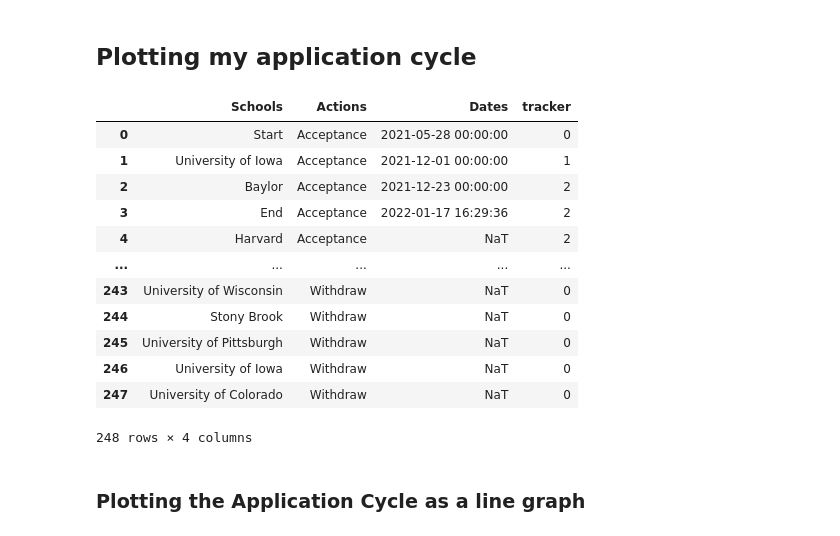
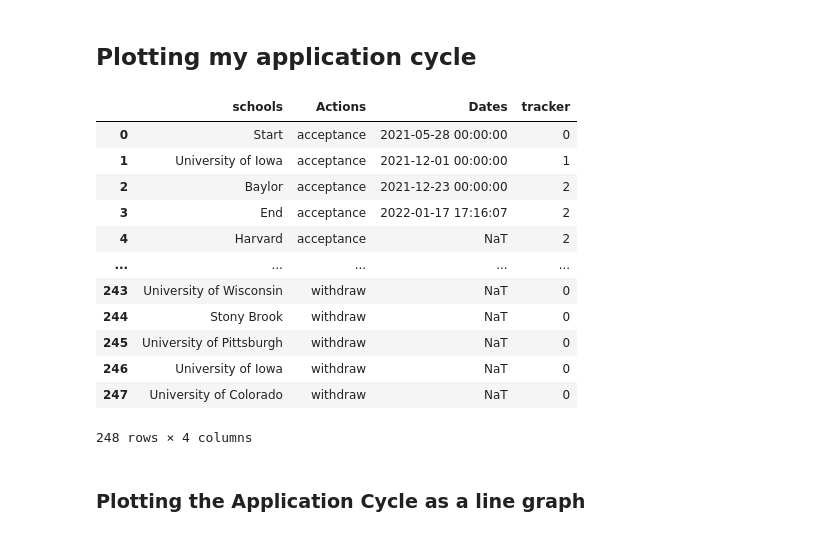
Before and after one commit to toofastdan117/Med_School_Cycle_Analyzer, a Jupyter notebook: Cycle Analyzer.ipynb, the cells around one changed output. Cells and saved outputs as stored; diff of their text form; code cells hidden in the pictures.

```diff
--- a/Cycle Analyzer.ipynb
+++ b/Cycle Analyzer.ipynb
@@ -20,8 +20,10 @@ dan = pd.read_excel(main_dir+"/Dan's Application Cycle.xlsx")
 
 # Getting the actions (column) names and melting the df into a favorable format
 column_names = list(dan.columns)
-column_names.remove("Schools")
-dan = dan.melt(id_vars="Schools", value_vars=column_names, var_name="Actions", value_name="Dates")
+column_names = [s.lower() for s in column_names]
+dan.columns = column_names
+column_names.remove("schools")
+dan = dan.melt(id_vars="schools", value_vars=column_names, var_name="Actions", value_name="Dates")
 dan["Dates"] = pd.to_datetime(dan["Dates"])
 
 # Grouping by application actions and sorting by date
@@ -37,47 +39,47 @@ numbers = []
 for action in dan_sort1["Actions"].unique():
     n = 0
     df = dan_sort1[dan_sort1["Actions"]==action]
     for d in df["Dates"]:
         if pd.isnull(d):
             n = n
             numbers.append(n)
         else:
             n = n + 1
             numbers.append(n)
 dan_sort1["tracker"] = numbers
 
 # Adding the start date of the cycle and the current date and sorting
 start = datetime.datetime(2021, 5, 28)  #AMCAS primary submission
 start = pd.to_datetime(start)
 now = datetime.datetime.now()  #current date
 now = now.strftime("%m/%d/%Y %H:%M:%S")
 now = pd.to_datetime(now)
 dan_gb2 = dan_sort1.groupby("Actions")
 dan_sort_list2 = []
 for name, group in dan_gb2:
-    df1 = {"Schools":"Start", "Actions":group["Actions"].unique()[0], "Dates":start, "tracker":0}
-    df2 = {"Schools":"End", "Actions":group["Actions"].unique()[0], "Dates":now, "tracker":np.max(group["tracker"])}
+    df1 = {"schools":"Start", "Actions":group["Actions"].unique()[0], "Dates":start, "tracker":0}
+    df2 = {"schools":"End", "Actions":group["Actions"].unique()[0], "Dates":now, "tracker":np.max(group["tracker"])}
     group = group.append([df1, df2], ignore_index=True)
     group = group.sort_values("Dates", ascending=True)
     dan_sort_list2.append(group)
 dan_sort2 = pd.concat(dan_sort_list2, axis=0).reset_index(drop=True)
 
 # Displaying the finalized df and optionally exporting to excel
 display(dan_sort2)
 #dan_sort2.to_excel(main_dir+"/Dan's Application Cycle Processed.xlsx", index=False)
 # %% [output]
-|  | Schools | Actions | Dates | tracker |
-| 0 | Start | Acceptance | 2021-05-28 00:00:00 | 0 |
-| 1 | University of Iowa | Acceptance | 2021-12-01 00:00:00 | 1 |
-| 2 | Baylor | Acceptance | 2021-12-23 00:00:00 | 2 |
-| 3 | End | Acceptance | 2022-01-17 16:29:36 | 2 |
-| 4 | Harvard | Acceptance | NaT | 2 |
+|  | schools | Actions | Dates | tracker |
+| 0 | Start | acceptance | 2021-05-28 00:00:00 | 0 |
+| 1 | University of Iowa | acceptance | 2021-12-01 00:00:00 | 1 |
+| 2 | Baylor | acceptance | 2021-12-23 00:00:00 | 2 |
+| 3 | End | acceptance | 2022-01-17 17:16:07 | 2 |
+| 4 | Harvard | acceptance | NaT | 2 |
 | ... | ... | ... | ... | ... |
-| 243 | University of Wisconsin | Withdraw | NaT | 0 |
-| 244 | Stony Brook | Withdraw | NaT | 0 |
-| 245 | University of Pittsburgh | Withdraw | NaT | 0 |
-| 246 | University of Iowa | Withdraw | NaT | 0 |
-| 247 | University of Colorado | Withdraw | NaT | 0 |
+| 243 | University of Wisconsin | withdraw | NaT | 0 |
+| 244 | Stony Brook | withdraw | NaT | 0 |
+| 245 | University of Pittsburgh | withdraw | NaT | 0 |
+| 246 | University of Iowa | withdraw | NaT | 0 |
+| 247 | University of Colorado | withdraw | NaT | 0 |
 248 rows × 4 columns
 # %% [markdown]
 ### Plotting the Application Cycle as a line graph
```
Also changed, not shown: parts of 1 cell of this notebook, 3 other files.
